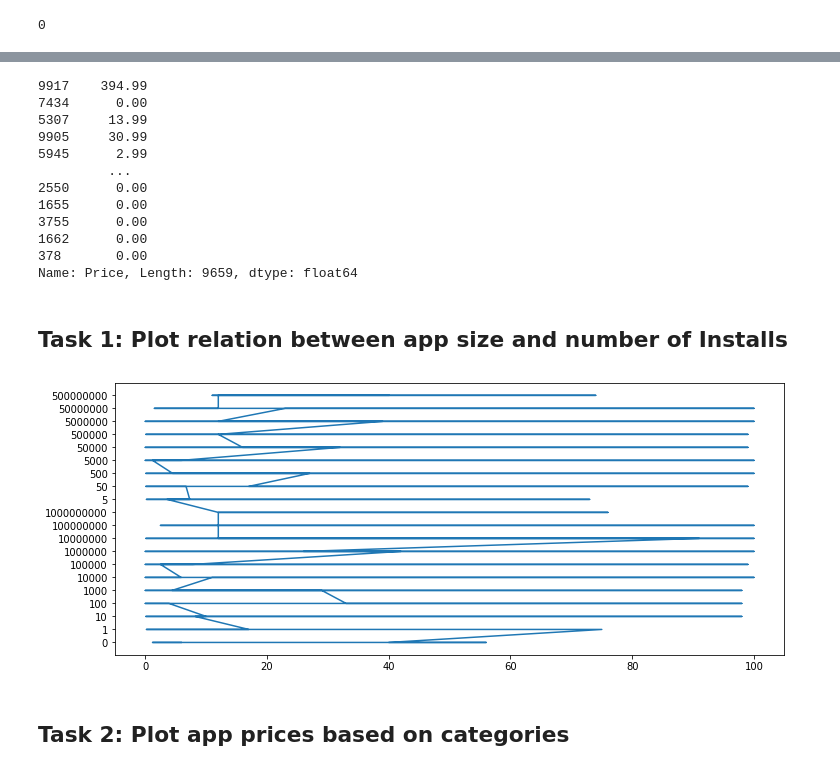
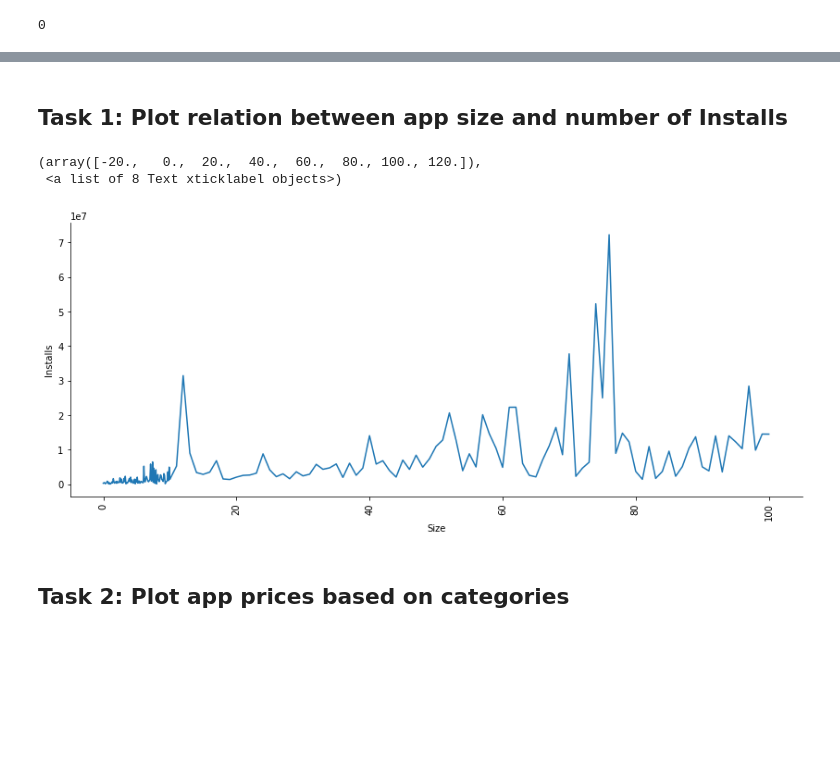
Before and after one commit to Pranav016/Data-Analysis-with-Python, a Jupyter notebook: Google app store data analysis.ipynb, the cells around one changed output, grey strips where cells are left out. Drawn from its saved outputs; the diff is of its cells as text; code cells hidden in the pictures; blank space fills up the shorter version.

Commit message:
Improved the plots using seaborn

```diff
--- a/Google app store data analysis.ipynb
+++ b/Google app store data analysis.ipynb
@@ -122,0 +123,4 @@ df['Current Ver'].isna().sum()
+# %%
+mode_dict2= dict(df.groupby('Category')['Current Ver'].agg(lambda x: x.mode()))
+df['Current Ver'].loc[df['Current Ver'].isna()] = df.loc[df['Current Ver'].isna()].apply(lambda x: mode_dict2[x.Category],axis=1)
+df['Current Ver'].isna().sum()
@@ -132,4 +138,4 @@ df.Rating = df.Rating.astype('float64')
 df.Size = df.Size.astype('float64')
 # %%
 df.Installs=df.Installs.apply(lambda x: x.strip('+').replace(',',''))
-df.Installs.astype('int32')
+df.Installs=df.Installs.astype('int32')
@@ -149,28 +142,14 @@ Name: Installs, Length: 9659, dtype: int32
 # %%
 df.Price=df.Price.apply(lambda x: x.strip('$'))
-df.Price.astype('float64')
+df.Price=df.Price.astype('float64')
-# %% [output]
-9917    394.99
-7434      0.00
-5307     13.99
-9905     30.99
-5945      2.99
-         ...
-2550      0.00
-1655      0.00
-3755      0.00
-1662      0.00
-378       0.00
-Name: Price, Length: 9659, dtype: float64
-# %%
-df=df.sort_values(['Installs','Price'])
 # %% [markdown]
 ## Task 1: Plot relation between app size and number of Installs
-# %%
-plt.figure(figsize=(12,5))
-plt.plot(df.Size, df.Installs)
-plt.show()
-# %% [output]
-[figure, removed]
+# %%
+sns.relplot(x='Size', y='Installs', data=df, kind="line", ci=None, aspect=28/12)
+plt.xticks(rotation=90)
+# %% [output]
+(array([-20.,   0.,  20.,  40.,  60.,  80., 100., 120.]),
+ <a list of 8 Text xticklabel objects>)
+[figure, added]
 # %% [markdown]
 ## Task 2: Plot app prices based on categories
```
Also changed, not shown: parts of 9 cells of this notebook, 1 other file.
